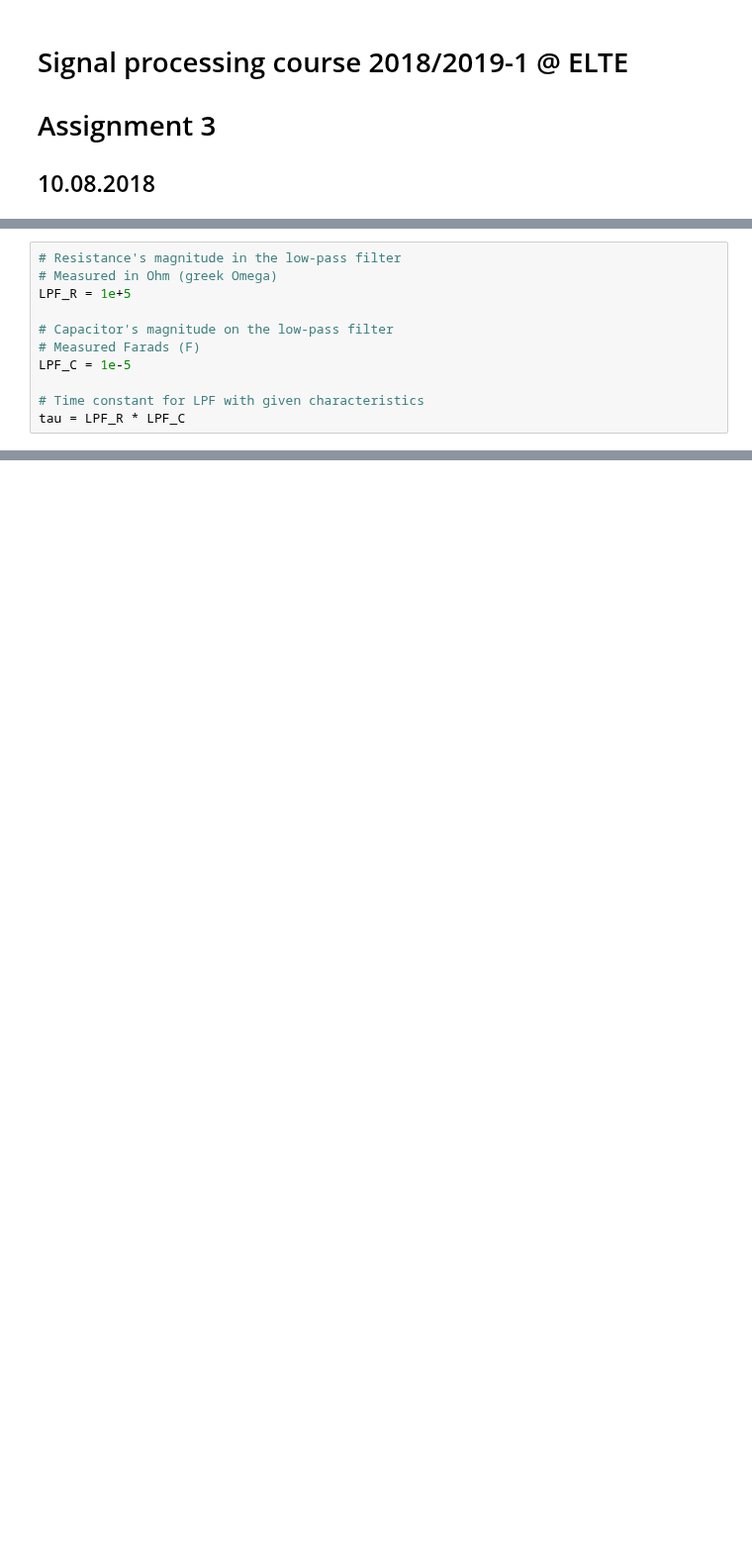
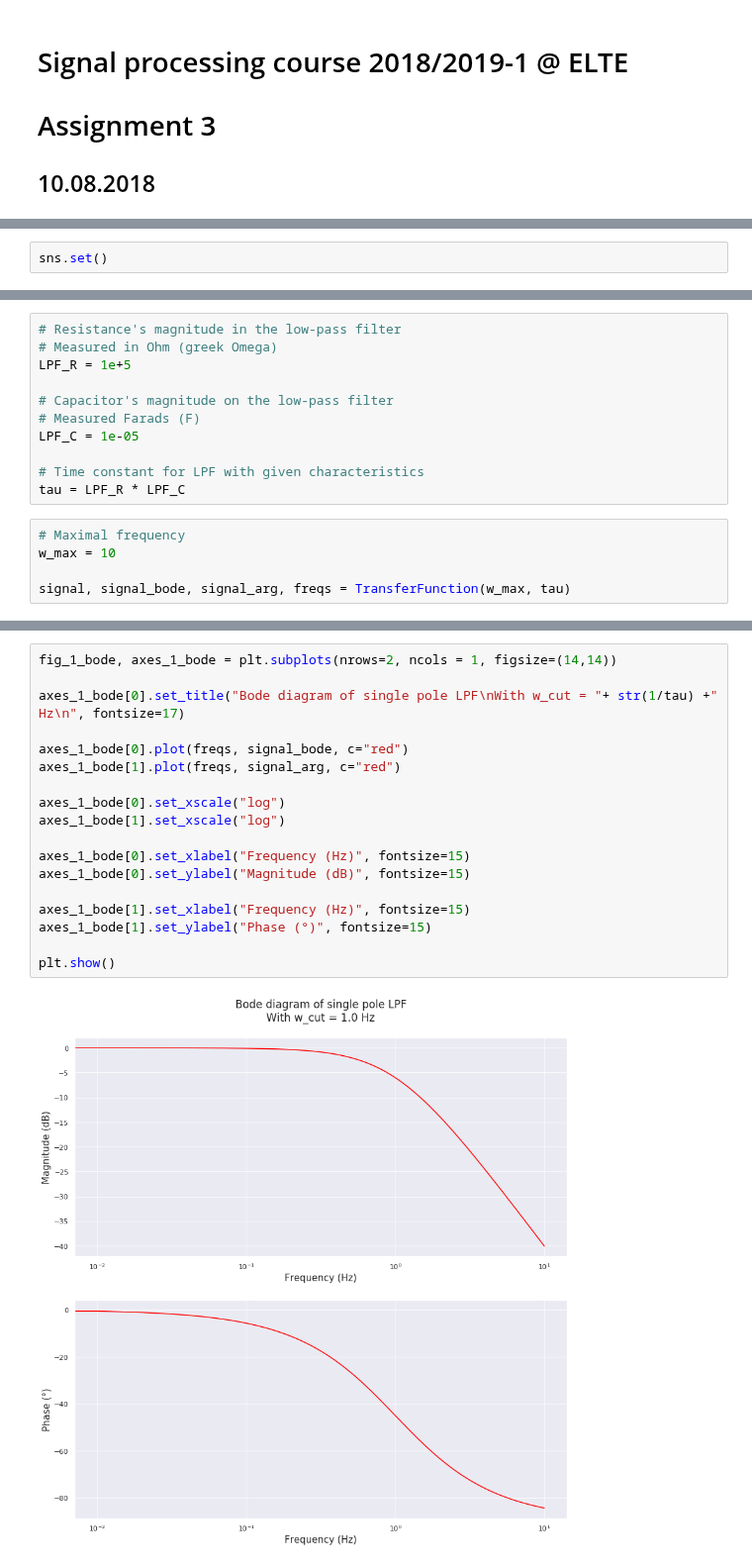
Before and after one commit to masterdesky/ELTE-signal-processing-2018, a Jupyter notebook: Assignment 3/Assignment 3.ipynb, the cells around one changed output, grey strips where cells are left out. Shown at 99% size. Saved outputs shown, nothing was run; the diff lists cells and outputs as text; blank space fills up the shorter version.

```diff
--- a/Assignment 3/Assignment 3.ipynb
+++ b/Assignment 3/Assignment 3.ipynb
@@ -64,0 +78,2 @@ It results in the following plot:
+# %%
+sns.set()
@@ -69,7 +108,12 @@ LPF_R = 1e+5
 
 # Capacitor's magnitude on the low-pass filter
 # Measured Farads (F)
-LPF_C = 1e-5
+LPF_C = 1e-05
 
 # Time constant for LPF with given characteristics
 tau = LPF_R * LPF_C
+# %%
+# Maximal frequency
+w_max = 10
+
+signal, signal_bode, signal_arg, freqs = TransferFunction(w_max, tau)
@@ -75,0 +122,20 @@ tau = LPF_R * LPF_C
+# %%
+fig_1_bode, axes_1_bode = plt.subplots(nrows=2, ncols = 1, figsize=(14,14))
+
+axes_1_bode[0].set_title("Bode diagram of single pole LPF\nWith w_cut = "+ str(1/tau) +" Hz\n", fontsize=17)
+
+axes_1_bode[0].plot(freqs, signal_bode, c="red")
+axes_1_bode[1].plot(freqs, signal_arg, c="red")
+
+axes_1_bode[0].set_xscale("log")
+axes_1_bode[1].set_xscale("log")
+
+axes_1_bode[0].set_xlabel("Frequency (Hz)", fontsize=15)
+axes_1_bode[0].set_ylabel("Magnitude (dB)", fontsize=15)
+
+axes_1_bode[1].set_xlabel("Frequency (Hz)", fontsize=15)
+axes_1_bode[1].set_ylabel("Phase (°)", fontsize=15)
+
+plt.show()
+# %% [output]
+[figure, added]
```
Also changed, not shown: parts of 35 cells of this notebook.
